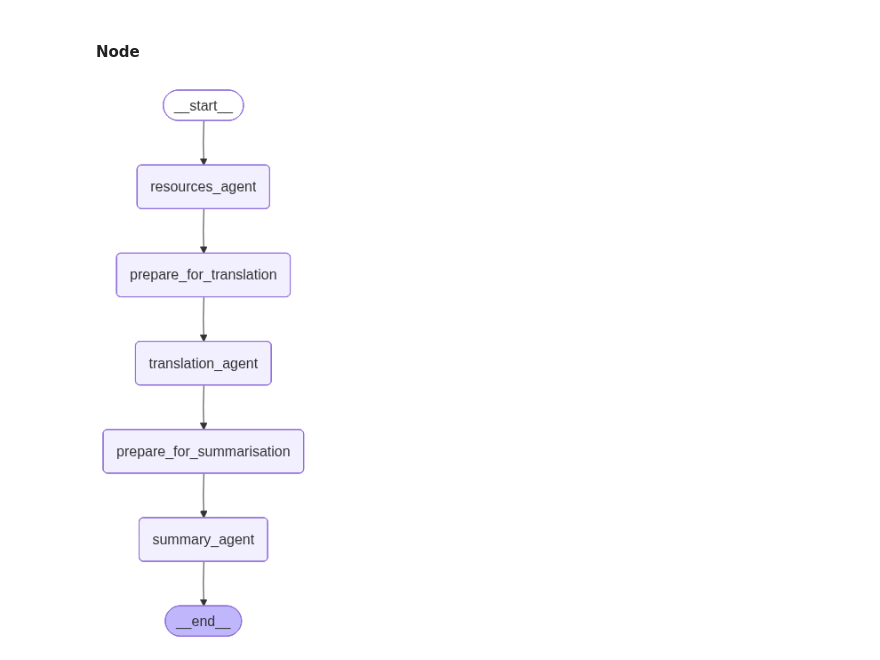
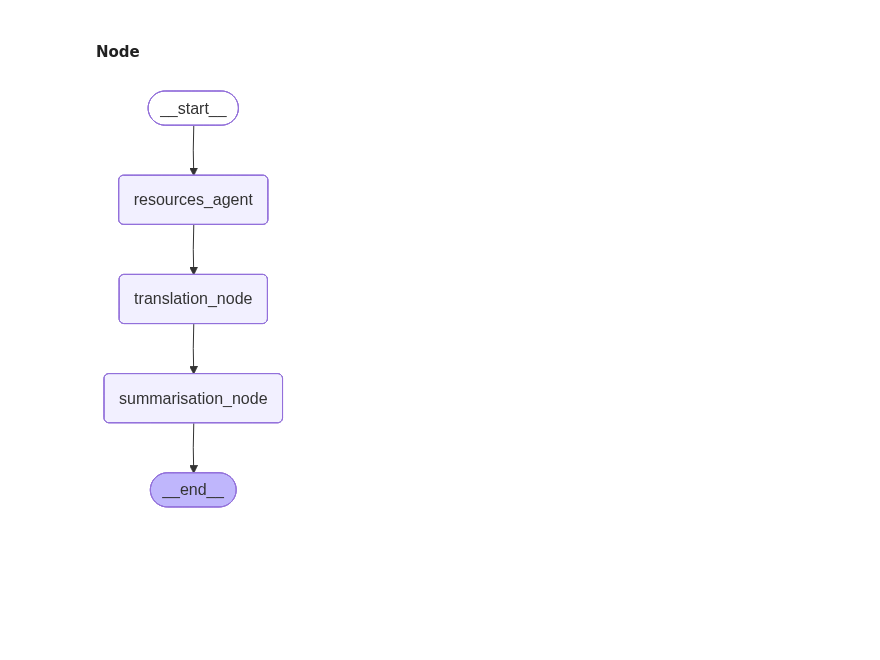
Before and after one commit to yahiaabdelhady2023/cross-border-e-commerce-agent-swarm, a Jupyter notebook: new_agentic_framework.ipynb, the cells around one changed output. Cells and saved outputs as stored; diff of their text form; code cells hidden in the pictures; blank space fills up the shorter version.

Commit message:
fixed architecture problem, by using idoamtic which combines bridge and subgraph into single node that isolates it

```diff
--- a/new_agentic_framework.ipynb
+++ b/new_agentic_framework.ipynb
@@ -379,8 +382,8 @@ def clean_required_router(state: SummaryState):
 # %%
 from langchain_text_splitters import RecursiveCharacterTextSplitter
 
-CHUNK_SIZE = 4000
-CHUNK_OVERLAP_SIZE = 200
+CHUNK_SIZE = 20000
+CHUNK_OVERLAP_SIZE = 100
 
 text_splitter = RecursiveCharacterTextSplitter.from_tiktoken_encoder(chunk_size=CHUNK_SIZE, chunk_overlap=CHUNK_OVERLAP_SIZE)
 # %%
@@ -558,7 +561,7 @@ class TranslationFeedbackSchema(BaseModel):
 
 class TranslationImproveSchema(BaseModel):
     """changes throughout nodes"""
-    improved_translation: Document = Field(description="use original document, translated document, critique feedback to improve translation")
+    improved_translation: Document = Field(description="improved translated document as 'Document' data type ONLY, critique feedback to improve translation")
 # %% [markdown]
 #### Router Nodes
 # %%
@@ -629,7 +632,7 @@ def improve_translation(state: TranslationWorkerState):
         {"role":"user","content":"original document is : "+current_clean_document.page_content+
          "translated document is : "+current_translated_document.page_content+
          "feedback is : "+critique_feedback+
-         "return improved translated document as Document data type not string or literal"}
+         "return improved translated document as 'Document' data type ONLY"}
     ]
     result = lang_llm.invoke(msg)
     return {"translated_documents_list":[result.improved_translation]}
@@ -819,6 +856,20 @@ class CultureState(ResourceState, TranslationState, SummaryState):
 #### Pydantic BaseModel
 # %% [markdown]
 #### Node
+# %%
+def translation_node(state: CultureState):
+    string_docs = [data.content for data in state["data_list"]]
+    target_language = "english"
+    input={"string_documents":string_docs,"target_language":target_language}
+    translation_result = translation_parentgraph_compiled.invoke(input)
+    return {"final_translated_document":translation_result["final_translated_document"]}
+
+def summarisation_node(state: CultureState):
+    string_docs = state["final_translated_document"].content[0]['text']
+    clean_required="yes"
+    input = {"string_documents":[string_docs],"clean_required":clean_required}
+    summary_result = summary_parentgraph.invoke(input)
+    return {"final_summary":summary_result["final_summary"].page_content}
 # %%
 def prepare_for_translation(state: CultureState):
     print("state in prepare_for_translation ",state)
@@ -835,21 +886,17 @@ def prepare_for_summarisation(state: CultureState):
 # %%
 culture_graph = StateGraph(CultureState)
 culture_graph.add_node("resources_agent",compiled_resource_parentgraph)
-culture_graph.add_node("prepare_for_translation",prepare_for_translation)
-culture_graph.add_node("translation_agent",translation_parentgraph_compiled)
-culture_graph.add_node("prepare_for_summarisation",prepare_for_summarisation)
-culture_graph.add_node("summary_agent",summary_parentgraph)
+culture_graph.add_node("translation_node",translation_node)
+culture_graph.add_node("summarisation_node",summarisation_node)
 ###########################################################################
 culture_graph.add_edge(START,"resources_agent")
-culture_graph.add_edge("resources_agent","prepare_for_translation")
-culture_graph.add_edge("prepare_for_translation","translation_agent")
-culture_graph.add_edge("translation_agent","prepare_for_summarisation")
-culture_graph.add_edge("prepare_for_summarisation","summary_agent")
-culture_graph.add_edge("summary_agent",END)
+culture_graph.add_edge("resources_agent","translation_node")
+culture_graph.add_edge("translation_node","summarisation_node")
+culture_graph.add_edge("summarisation_node",END)
 culture_graph_compiled = culture_graph.compile()
 display(Image(culture_graph_compiled.get_graph().draw_mermaid_png()))
 # %% [output]
-[figure, old version]
+[figure, new version]
 # %%
 inputs = {
     "messages": [
```
Also changed, not shown: parts of 14 cells of this notebook, 1 other file.
